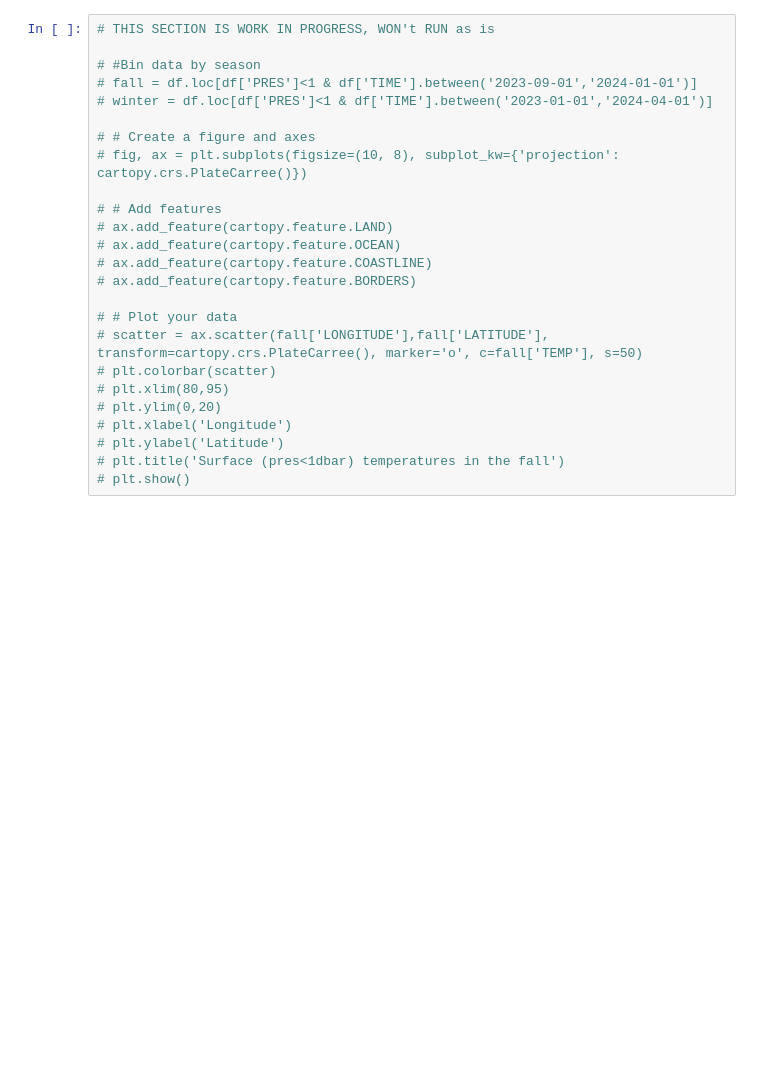
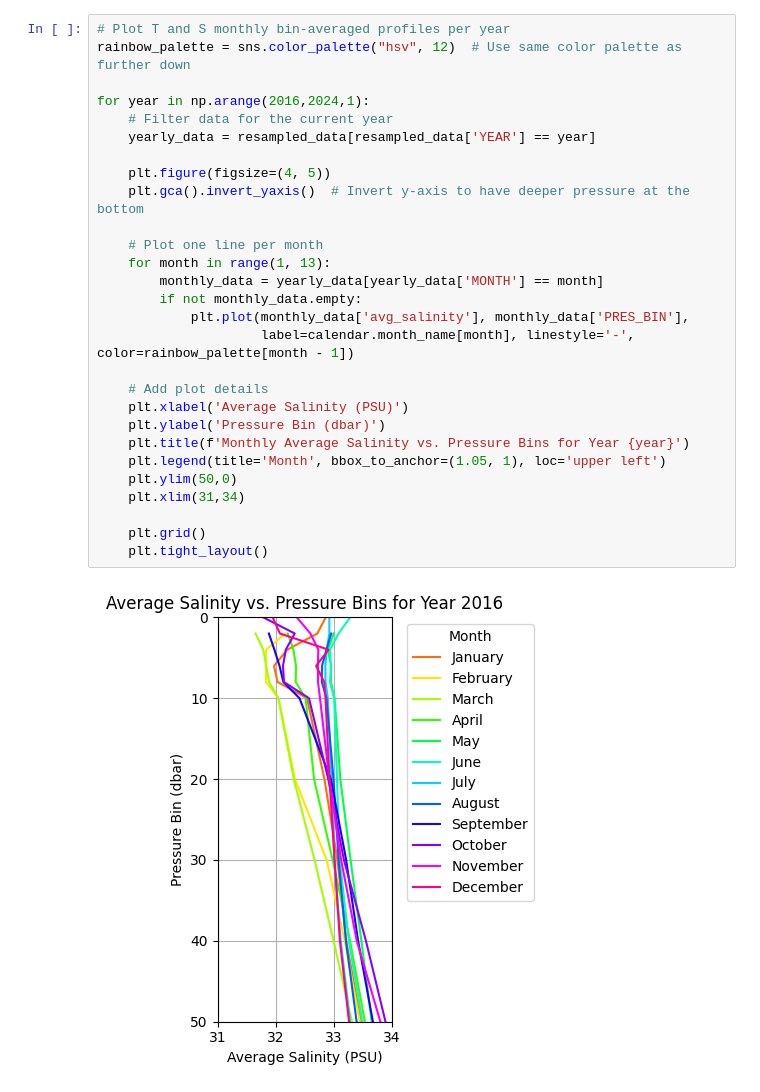
Before and after one commit to gabegekas/sioc210_data_project, a Jupyter notebook: scripts/test_lucie.ipynb, the cells around one changed output. Cells and saved outputs as stored; diff of their text form; blank space fills up the shorter version.

```diff
--- a/scripts/test_lucie.ipynb
+++ b/scripts/test_lucie.ipynb
@@ -172,25 +132,30 @@ plt.show()
-# %%
-# THIS SECTION IS WORK IN PROGRESS, WON't RUN as is
-
-# #Bin data by season
-# fall = df.loc[df['PRES']<1 & df['TIME'].between('2023-09-01','2024-01-01')]
-# winter = df.loc[df['PRES']<1 & df['TIME'].between('2023-01-01','2024-04-01')]
-
-# # Create a figure and axes
-# fig, ax = plt.subplots(figsize=(10, 8), subplot_kw={'projection': cartopy.crs.PlateCarree()})
-
-# # Add features
-# ax.add_feature(cartopy.feature.LAND)
-# ax.add_feature(cartopy.feature.OCEAN)
-# ax.add_feature(cartopy.feature.COASTLINE)
-# ax.add_feature(cartopy.feature.BORDERS)
-
-# # Plot your data
-# scatter = ax.scatter(fall['LONGITUDE'],fall['LATITUDE'], transform=cartopy.crs.PlateCarree(), marker='o', c=fall['TEMP'], s=50)
-# plt.colorbar(scatter)
-# plt.xlim(80,95)
-# plt.ylim(0,20)
-# plt.xlabel('Longitude')
-# plt.ylabel('Latitude')
-# plt.title('Surface (pres<1dbar) temperatures in the fall')
-# plt.show()
+# %%
+# Plot T and S monthly bin-averaged profiles per year
+rainbow_palette = sns.color_palette("hsv", 12)  # Use same color palette as further down
+
+for year in np.arange(2016,2024,1):
+    # Filter data for the current year
+    yearly_data = resampled_data[resampled_data['YEAR'] == year]
+
+    plt.figure(figsize=(4, 5))
+    plt.gca().invert_yaxis()  # Invert y-axis to have deeper pressure at the bottom
+
+    # Plot one line per month
+    for month in range(1, 13):
+        monthly_data = yearly_data[yearly_data['MONTH'] == month]
+        if not monthly_data.empty:
+            plt.plot(monthly_data['avg_salinity'], monthly_data['PRES_BIN'],
+                     label=calendar.month_name[month], linestyle='-', color=rainbow_palette[month - 1])
+
+    # Add plot details
+    plt.xlabel('Average Salinity (PSU)')
+    plt.ylabel('Pressure Bin (dbar)')
+    plt.title(f'Monthly Average Salinity vs. Pressure Bins for Year {year}')
+    plt.legend(title='Month', bbox_to_anchor=(1.05, 1), loc='upper left')
+    plt.ylim(50,0)
+    plt.xlim(31,34)
+
+    plt.grid()
+    plt.tight_layout()
+# %% [output]
+[figure, added]
```
Also changed, not shown: parts of 14 cells of this notebook, 1 other file.
